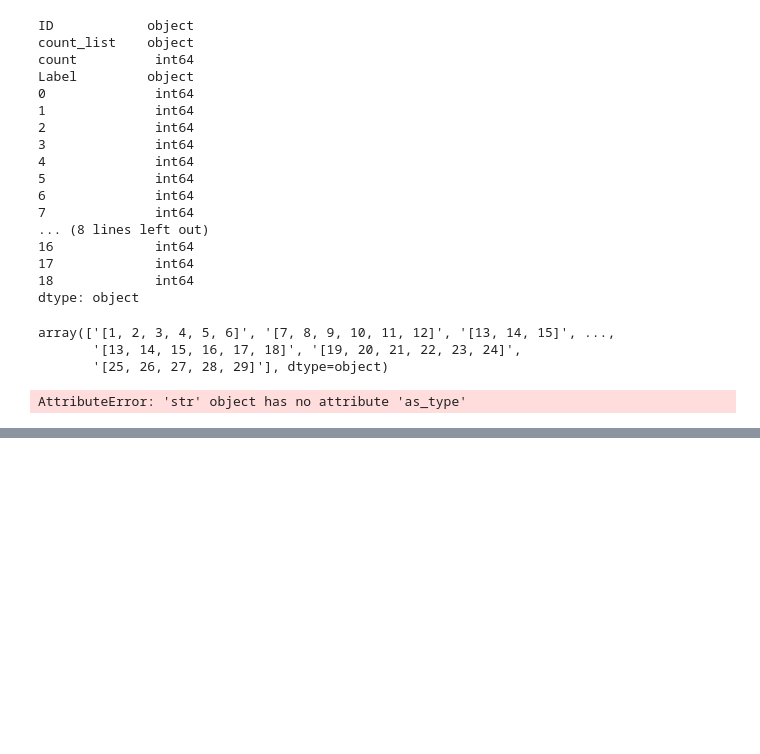
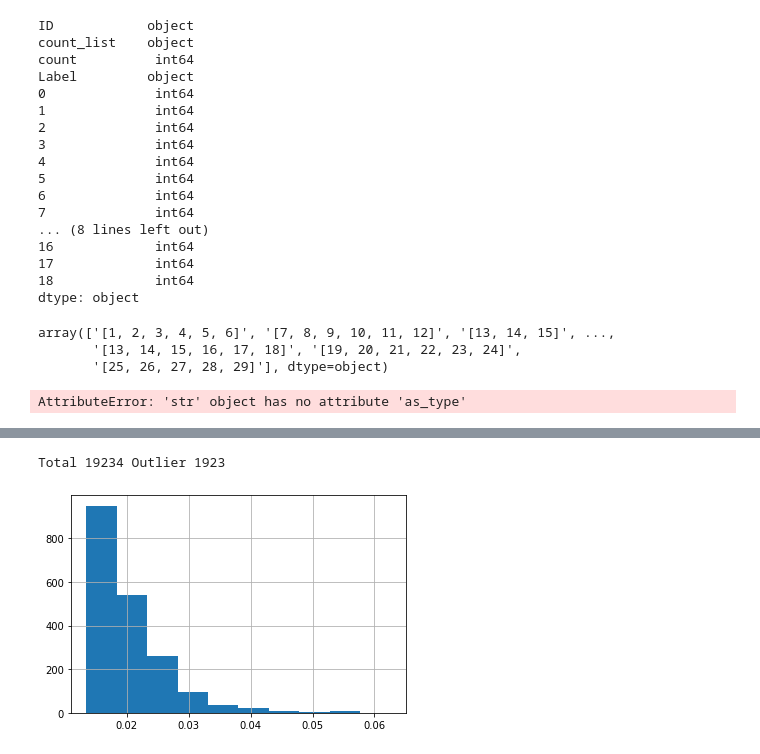
Before and after one commit to yuvaramsingh94/human_protein_atlas, a Jupyter notebook: code/notebook/o2u_analysis.ipynb, the cells around one changed output, grey strips where cells are left out. Saved outputs shown, nothing was run; the diff lists cells and outputs as text; code cells hidden in the pictures; blank space fills up the shorter version.

```diff
--- a/code/notebook/o2u_analysis.ipynb
+++ b/code/notebook/o2u_analysis.ipynb
@@ -130,0 +235,7 @@ AttributeError: 'str' object has no attribute 'as_type'
+# %%
+# histogram of values that are greater thatn cutting line
+o2u_grouped[o2u_grouped['loss_avg']>0.013473621238272181]['loss_avg'].hist()
+print(f'Total {len(o2u_grouped)} Outlier {len(o2u_grouped[o2u_grouped["loss_avg"]>0.013473621238272181])}')
+# %% [output]
+Total 19234 Outlier 1923
+[figure, added]
```
Also changed, not shown: parts of 33 cells of this notebook, 14 other files.
